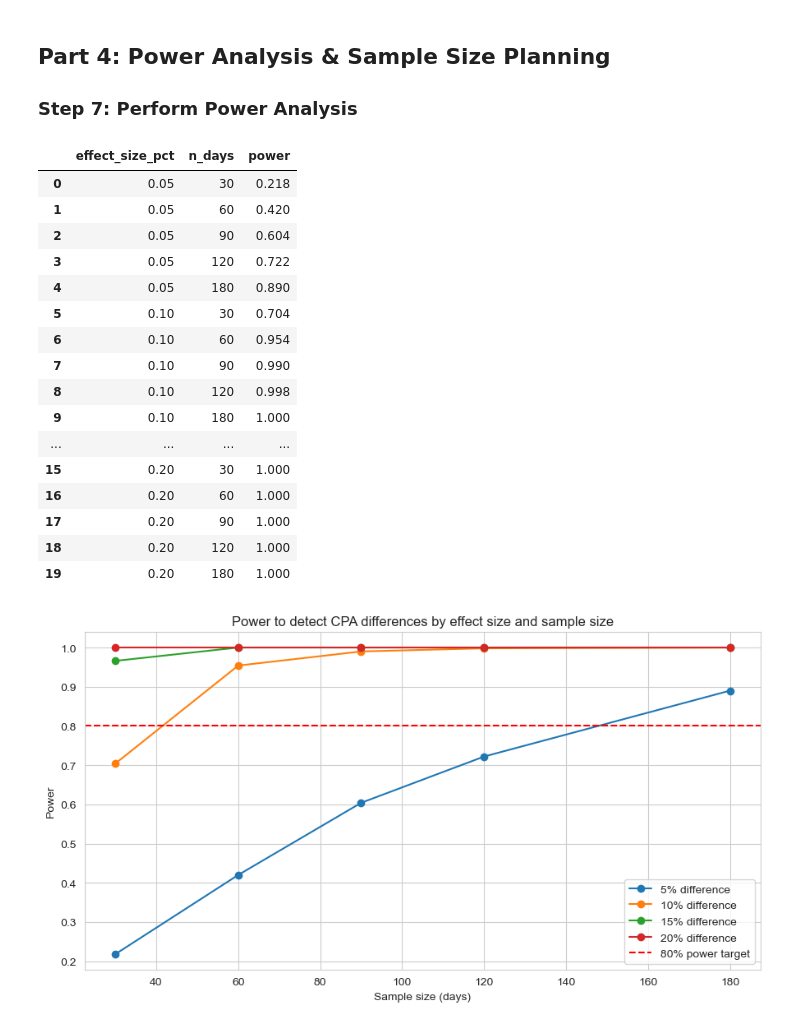
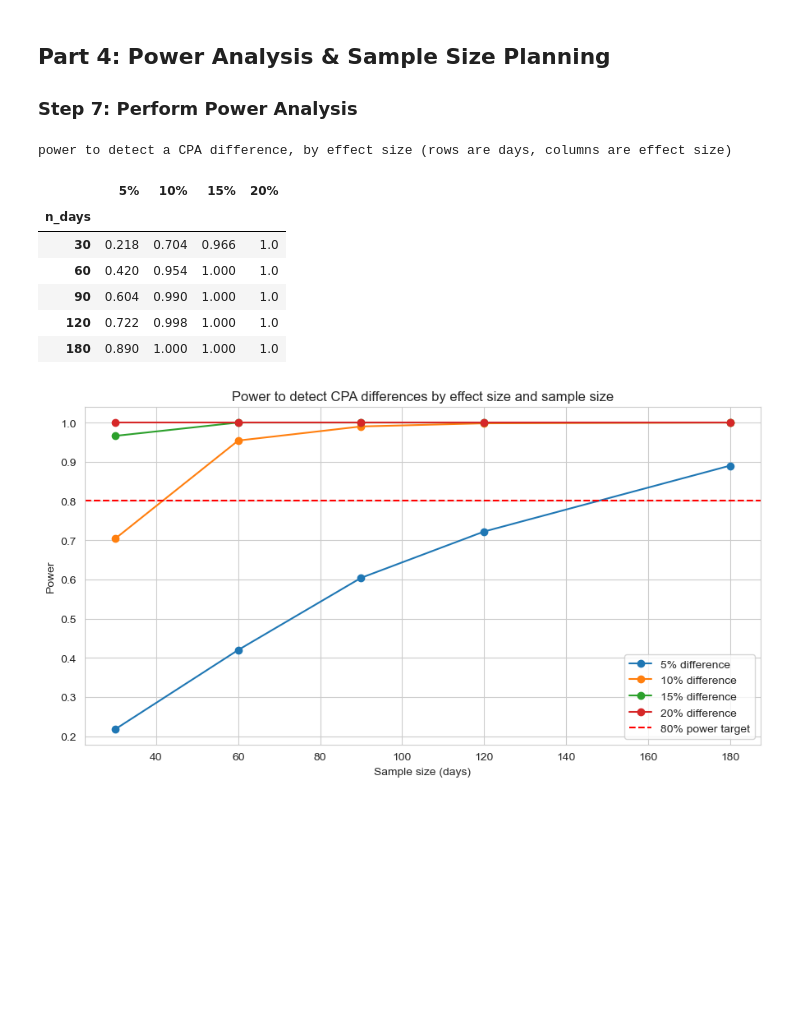
Before and after one commit to jp92672/johna-lab-week7-day5-statistical-analysis, a Jupyter notebook: statistical_analysis.ipynb, the cells around one changed output. Drawn from its saved outputs; the diff is of its cells as text; code cells hidden in the pictures; blank space fills up the shorter version.

```diff
--- a/statistical_analysis.ipynb
+++ b/statistical_analysis.ipynb
@@ -52,7 +52,7 @@ def compare_groups_ttest(data, metric, group_col="platform"):
         t_stat, p_value = ttest_ind(values_a, values_b)
         mean_a, mean_b = values_a.mean(), values_b.mean()
         diff = mean_b - mean_a
-        pct_diff = (diff / mean_a) * 100
+        pct_diff = (diff / mean_a) * 100 if mean_a != 0 else np.nan
         d = cohens_d(values_a, values_b)
 
         rows.append({
@@ -79,6 +79,20 @@ ttest_results = pd.concat([cpa_results, roas_results], ignore_index=True)
 
 print(f"total comparisons: {len(ttest_results)}")
 print(f"significant at alpha=0.05: {ttest_results['significant'].sum()}")
+print()
+
+print("=== CPA (primary metric): pairwise significance ===")
+for _, row in cpa_results.iterrows():
+    print(f"{row['group_a']} vs {row['group_b']}: p={row['p_value']:.4g}, "
+          f"Cohen's d={row['cohens_d']:.2f} ({row['effect_size']})")
+print()
+
+print("=== ROAS: pairwise significance ===")
+for _, row in roas_results.iterrows():
+    print(f"{row['group_a']} vs {row['group_b']}: p={row['p_value']:.4g}, "
+          f"Cohen's d={row['cohens_d']:.2f} ({row['effect_size']})")
+print()
+
 ttest_results.round(4)
 # %% [output]
 total comparisons: 6
@@ -298,34 +339,29 @@ def empirical_power_cpa(true_diff_pct, base_cpa, n_days, n_sim=1000, alpha=0.05)
 # %%
 effect_sizes = [0.05, 0.10, 0.15, 0.20]
 sample_sizes = [30, 60, 90, 120, 180]
 base_cpa = df["CPA"].mean()
 
 power_rows = []
 for effect in effect_sizes:
     for n_days in sample_sizes:
         power = empirical_power_cpa(effect, base_cpa, n_days, n_sim=500)
         power_rows.append({"effect_size_pct": effect, "n_days": n_days, "power": power})
 
 power_df = pd.DataFrame(power_rows)
-power_df
+
+print("power to detect a CPA difference, by effect size (rows are days, columns are effect size)")
+power_table = power_df.pivot(index="n_days", columns="effect_size_pct", values="power")
+power_table.columns = [f"{c:.0%}" for c in power_table.columns]
+power_table.round(3)
 # %% [output]
+power to detect a CPA difference, by effect size (rows are days, columns are effect size)
-|  | effect_size_pct | n_days | power |
-| 0 | 0.05 | 30 | 0.218 |
-| 1 | 0.05 | 60 | 0.420 |
-| 2 | 0.05 | 90 | 0.604 |
-| 3 | 0.05 | 120 | 0.722 |
-| 4 | 0.05 | 180 | 0.890 |
-| 5 | 0.10 | 30 | 0.704 |
-| 6 | 0.10 | 60 | 0.954 |
-| 7 | 0.10 | 90 | 0.990 |
-| 8 | 0.10 | 120 | 0.998 |
-| 9 | 0.10 | 180 | 1.000 |
-| ... | ... | ... | ... |
-| 15 | 0.20 | 30 | 1.000 |
-| 16 | 0.20 | 60 | 1.000 |
-| 17 | 0.20 | 90 | 1.000 |
-| 18 | 0.20 | 120 | 1.000 |
-| 19 | 0.20 | 180 | 1.000 |
+|  | 5% | 10% | 15% | 20% |
+| n_days |  |  |  |  |
+| 30 | 0.218 | 0.704 | 0.966 | 1.0 |
+| 60 | 0.420 | 0.954 | 1.000 | 1.0 |
+| 90 | 0.604 | 0.990 | 1.000 | 1.0 |
+| 120 | 0.722 | 0.998 | 1.000 | 1.0 |
+| 180 | 0.890 | 1.000 | 1.000 | 1.0 |
 # %%
 fig, ax = plt.subplots(figsize=(9, 5))
 
```
Also changed, not shown: parts of 4 cells of this notebook.
